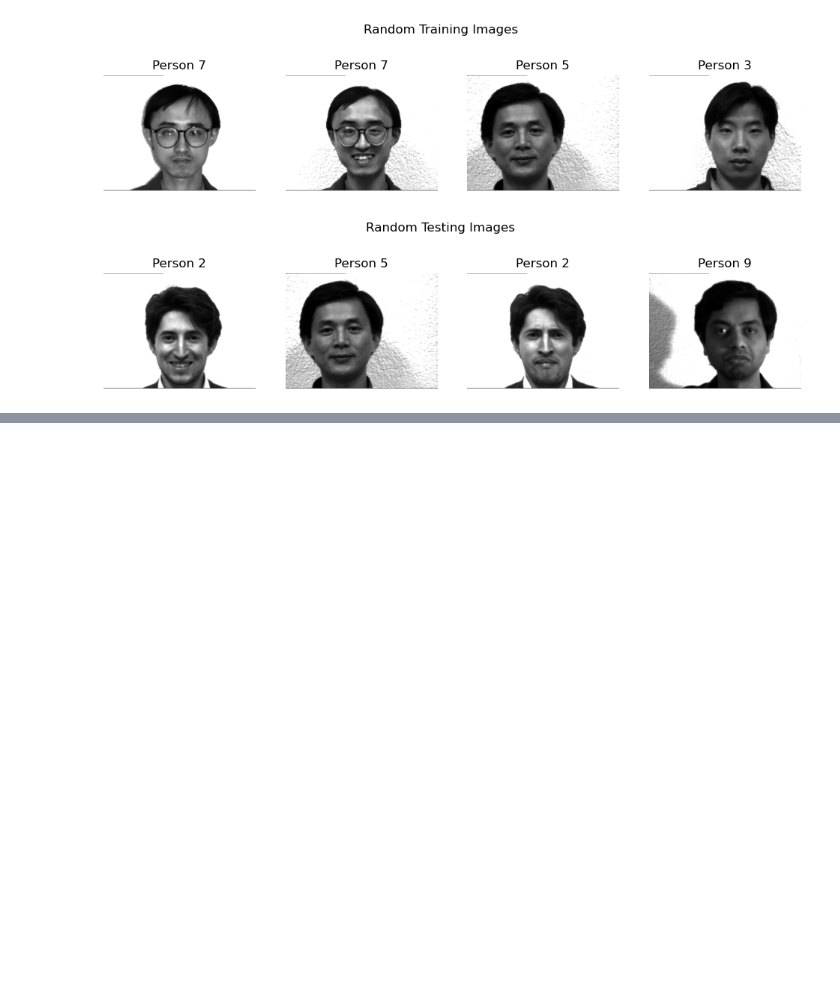
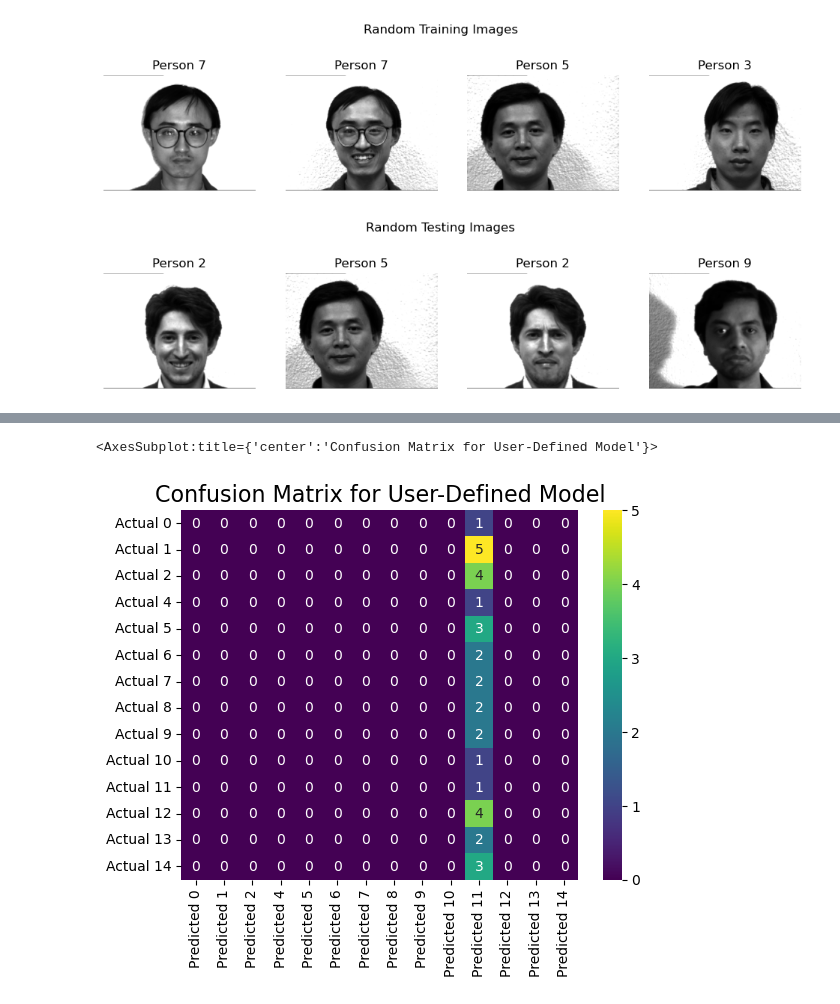
Before and after one commit to Raheimeen/DLPAssignment1, a Jupyter notebook: Task1.ipynb, the cells around one changed output, grey strips where cells are left out. Cells and saved outputs as stored; diff of their text form; code cells hidden in the pictures; blank space fills up the shorter version.

```diff
--- a/Task1.ipynb
+++ b/Task1.ipynb
@@ -222,0 +242,6 @@ plt.show()
+# %%
+plt.title('Confusion Matrix for User-Defined Model', fontsize=16, loc='center')
+plot_conf_mat(y_test,y_pred1)
+# %% [output]
+<AxesSubplot:title={'center':'Confusion Matrix for User-Defined Model'}>
+[figure, added]
```
Also changed, not shown: parts of 12 cells of this notebook.
